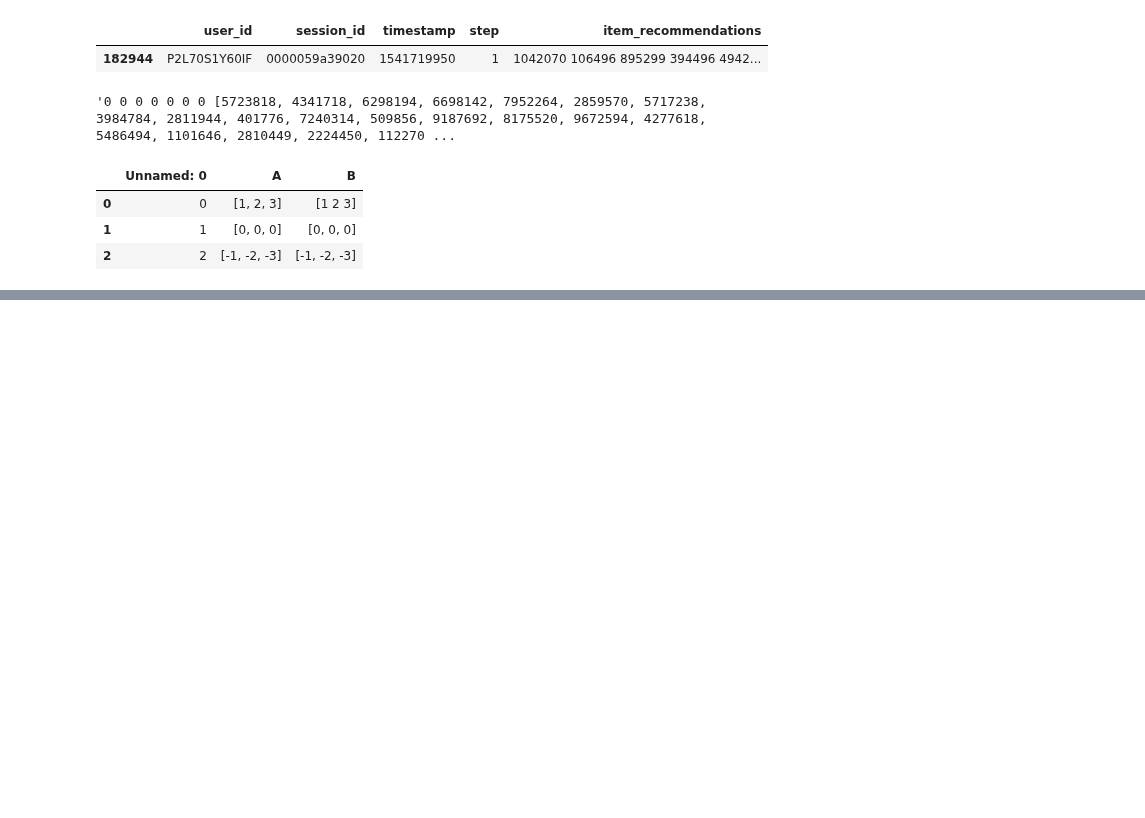
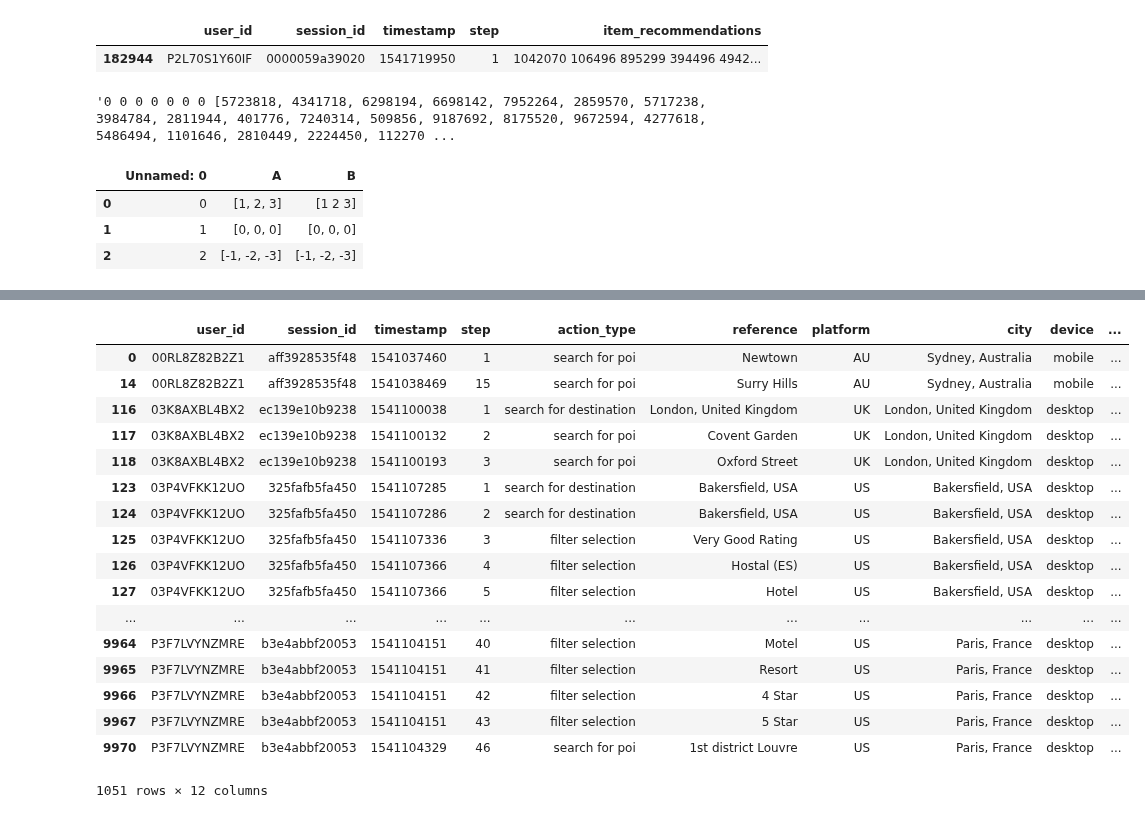
Before and after one commit to samshipengs/naps, a Jupyter notebook: playground.ipynb, the cells around one changed output, grey strips where cells are left out. Drawn from its saved outputs; the diff is of its cells as text; code cells hidden in the pictures; blank space fills up the shorter version.

Commit message:
Add fix to str value reference

```diff
--- a/playground.ipynb
+++ b/playground.ipynb
@@ -343,3 +333,5 @@ pd.read_csv('./dummy.csv')
 | 0 | 0 | [1, 2, 3] | [1 2 3] |
 | 1 | 1 | [0, 0, 0] | [0, 0, 0] |
 | 2 | 2 | [-1, -2, -3] | [-1, -2, -3] |
+# %%
+train = load_data('train', nrows=10000)
@@ -345,0 +349,21 @@ pd.read_csv('./dummy.csv')
+# %%
+train[train.reference.str.contains(r'[^\d]+')]
+# %% [output]
+|  | user_id | session_id | timestamp | step | action_type | reference | platform | city | device | ... |
+| 0 | 00RL8Z82B2Z1 | aff3928535f48 | 1541037460 | 1 | search for poi | Newtown | AU | Sydney, Australia | mobile | ... |
+| 14 | 00RL8Z82B2Z1 | aff3928535f48 | 1541038469 | 15 | search for poi | Surry Hills | AU | Sydney, Australia | mobile | ... |
+| 116 | 03K8AXBL4BX2 | ec139e10b9238 | 1541100038 | 1 | search for destination | London, United Kingdom | UK | London, United Kingdom | desktop | ... |
+| 117 | 03K8AXBL4BX2 | ec139e10b9238 | 1541100132 | 2 | search for poi | Covent Garden | UK | London, United Kingdom | desktop | ... |
+| 118 | 03K8AXBL4BX2 | ec139e10b9238 | 1541100193 | 3 | search for poi | Oxford Street | UK | London, United Kingdom | desktop | ... |
+| 123 | 03P4VFKK12UO | 325fafb5fa450 | 1541107285 | 1 | search for destination | Bakersfield, USA | US | Bakersfield, USA | desktop | ... |
+| 124 | 03P4VFKK12UO | 325fafb5fa450 | 1541107286 | 2 | search for destination | Bakersfield, USA | US | Bakersfield, USA | desktop | ... |
+| 125 | 03P4VFKK12UO | 325fafb5fa450 | 1541107336 | 3 | filter selection | Very Good Rating | US | Bakersfield, USA | desktop | ... |
+| 126 | 03P4VFKK12UO | 325fafb5fa450 | 1541107366 | 4 | filter selection | Hostal (ES) | US | Bakersfield, USA | desktop | ... |
+| 127 | 03P4VFKK12UO | 325fafb5fa450 | 1541107366 | 5 | filter selection | Hotel | US | Bakersfield, USA | desktop | ... |
+| ... | ... | ... | ... | ... | ... | ... | ... | ... | ... | ... |
+| 9964 | P3F7LVYNZMRE | b3e4abbf20053 | 1541104151 | 40 | filter selection | Motel | US | Paris, France | desktop | ... |
+| 9965 | P3F7LVYNZMRE | b3e4abbf20053 | 1541104151 | 41 | filter selection | Resort | US | Paris, France | desktop | ... |
+| 9966 | P3F7LVYNZMRE | b3e4abbf20053 | 1541104151 | 42 | filter selection | 4 Star | US | Paris, France | desktop | ... |
+| 9967 | P3F7LVYNZMRE | b3e4abbf20053 | 1541104151 | 43 | filter selection | 5 Star | US | Paris, France | desktop | ... |
+| 9970 | P3F7LVYNZMRE | b3e4abbf20053 | 1541104329 | 46 | search for poi | 1st district Louvre | US | Paris, France | desktop | ... |
+1051 rows × 12 columns
```
Also changed, not shown: parts of 6 cells of this notebook, 2 other files.
